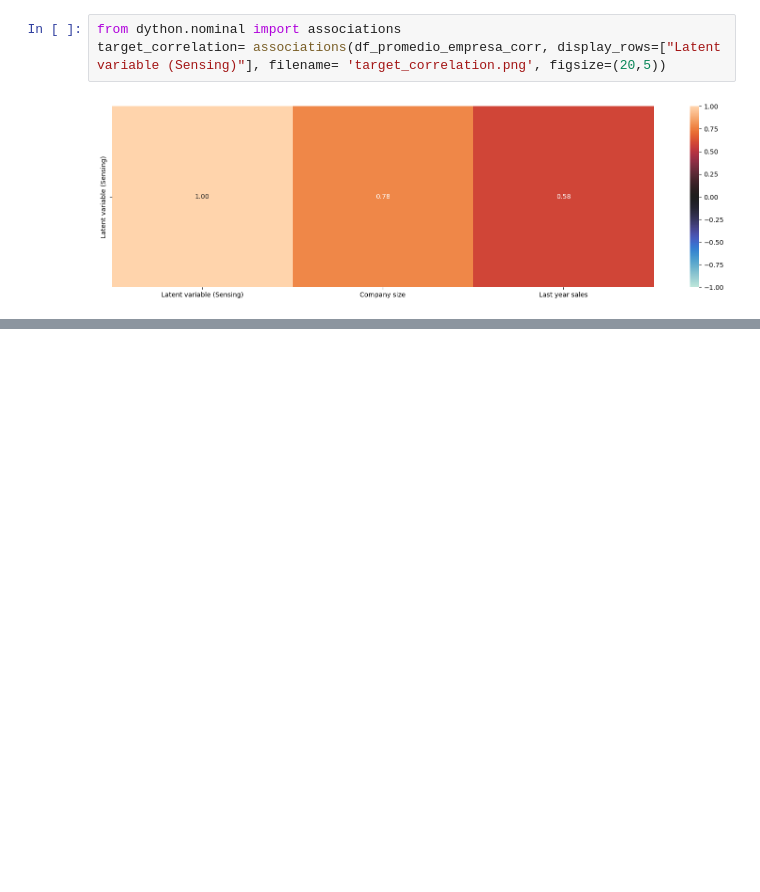
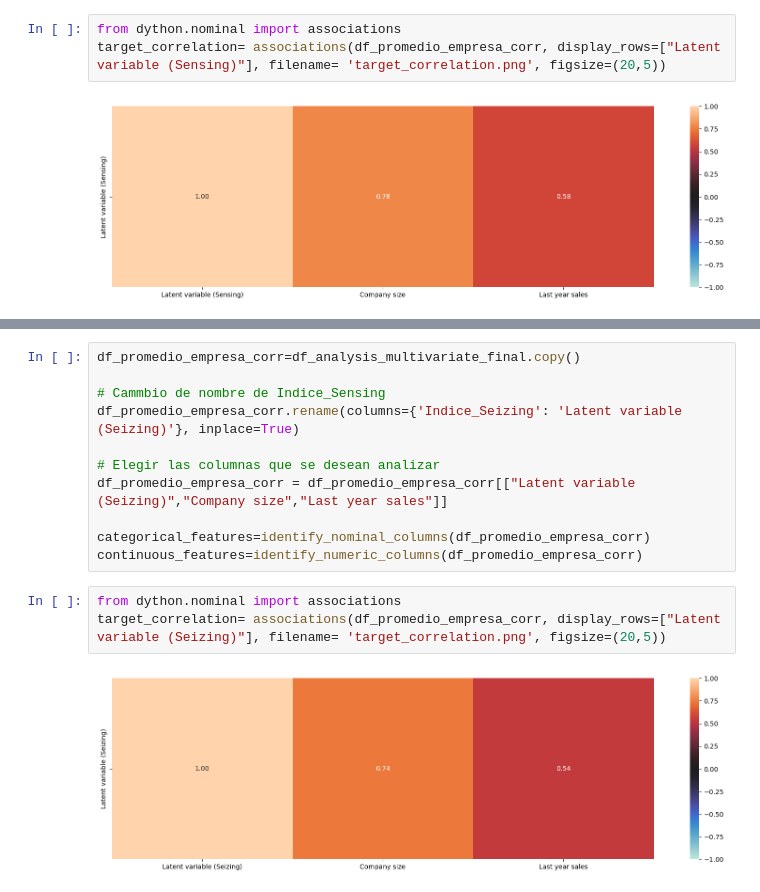
Before and after one commit to AlejaGuz/orange, a Jupyter notebook: Notebook_AFO_LFM_v2.ipynb, the cells around one changed output, grey strips where cells are left out. Saved outputs shown, nothing was run; the diff lists cells and outputs as text; blank space fills up the shorter version.

```diff
--- a/Notebook_AFO_LFM_v2.ipynb
+++ b/Notebook_AFO_LFM_v2.ipynb
@@ -842,0 +1012,16 @@ Notes:
+# %%
+df_promedio_empresa_corr=df_analysis_multivariate_final.copy()
+
+# Cammbio de nombre de Indice_Sensing
+df_promedio_empresa_corr.rename(columns={'Indice_Seizing': 'Latent variable (Seizing)'}, inplace=True)
+
+# Elegir las columnas que se desean analizar
+df_promedio_empresa_corr = df_promedio_empresa_corr[["Latent variable (Seizing)","Company size","Last year sales"]]
+
+categorical_features=identify_nominal_columns(df_promedio_empresa_corr)
+continuous_features=identify_numeric_columns(df_promedio_empresa_corr)
+# %%
+from dython.nominal import associations
+target_correlation= associations(df_promedio_empresa_corr, display_rows=["Latent variable (Seizing)"], filename= 'target_correlation.png', figsize=(20,5))
+# %% [output]
+[figure, added]
```
Also changed, not shown: parts of 26 cells of this notebook, 1 other file.
